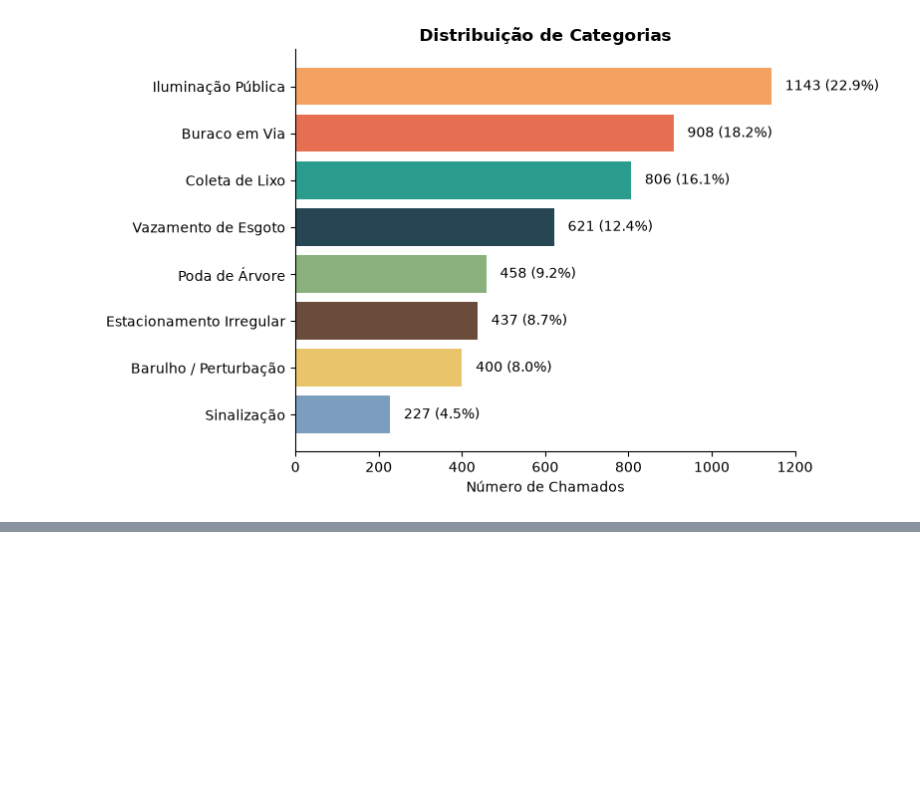
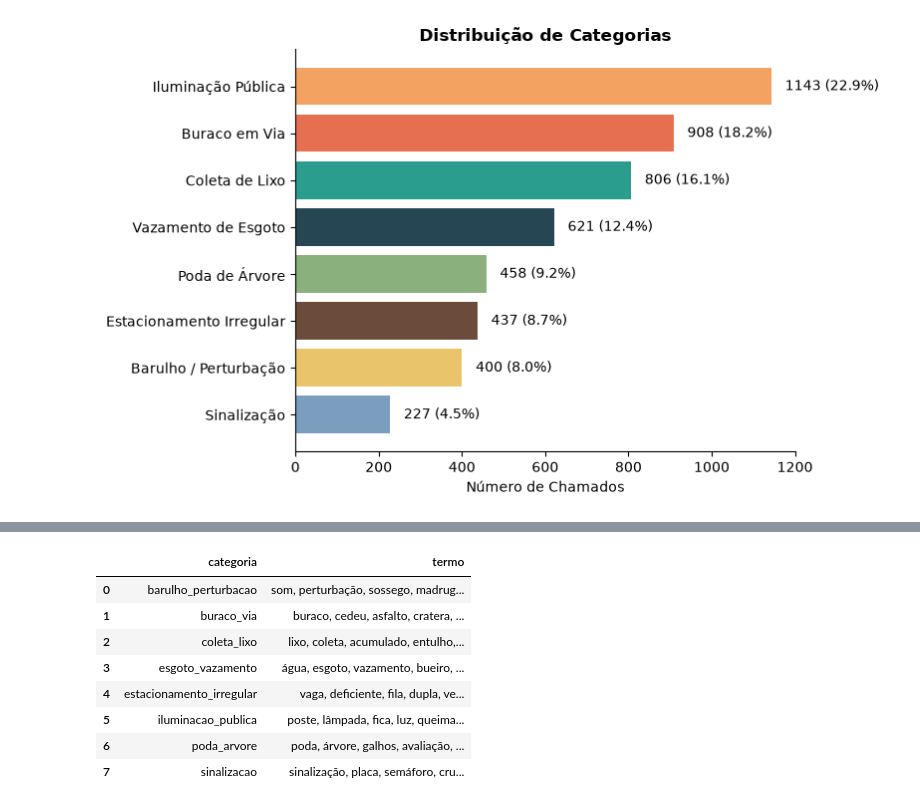
Before and after one commit to Mitysuo/desafio-cientista-dados-junior-ia-pref, a Jupyter notebook: notebooks/01_analise_exploratoria.ipynb, the cells around one changed output, grey strips where cells are left out. Drawn from its saved outputs; the diff is of its cells as text; code cells hidden in the pictures; blank space fills up the shorter version.

```diff
--- a/notebooks/01_analise_exploratoria.ipynb
+++ b/notebooks/01_analise_exploratoria.ipynb
@@ -135,0 +169,10 @@ plt.show()
+# %%
+stopwords_pt = [
+    'a', 'o', 'as', 'os', 'um', 'uma', 'uns', 'umas',
+    'de', 'do', 'da', 'dos', 'das',
+    'em', 'no', 'na', 'nos', 'nas',
+    'para', 'por', 'com', 'sem',
+    'que', 'e', 'ou', 'ao', 'à',
+    'rua', 'avenida', 'av', 'local', 'já',
+    'não'
+]
@@ -135,0 +190,26 @@ plt.show()
+# %%
+categorias = sorted(df['categoria_real'].unique())
+
+resultados = []
+
+for categoria in categorias:
+    idx_categoria = (df['categoria_real'] == categoria).to_numpy()
+    idx_fora = ~idx_categoria
+
+    tfidf_mean_categoria = X[idx_categoria].mean(axis=0).A1
+    tfidf_mean_fora = X[idx_fora].mean(axis=0).A1
+
+    diferenca = tfidf_mean_categoria - tfidf_mean_fora
+
+    top_idx = diferenca.argsort()[::-1][:10]
+
+    for i in top_idx:
+        resultados.append({
+            'categoria': categoria,
+            'termo': terms[i],
+            'tfidf_mean_categoria': tfidf_mean_categoria[i],
+            'tfidf_mean_fora': tfidf_mean_fora[i],
+            'diferenca': diferenca[i],
+        })
+
+termos_distintivos = pd.DataFrame(resultados)
@@ -135,0 +251,19 @@ plt.show()
+# %%
+top_termos_por_categoria = (
+    termos_distintivos
+    .groupby('categoria')['termo']
+    .apply(lambda x: ', '.join(x))
+    .reset_index()
+)
+
+top_termos_por_categoria
+# %% [output]
+|  | categoria | termo |
+| 0 | barulho_perturbacao | som, perturbação, sossego, madrug... |
+| 1 | buraco_via | buraco, cedeu, asfalto, cratera, ... |
+| 2 | coleta_lixo | lixo, coleta, acumulado, entulho,... |
+| 3 | esgoto_vazamento | água, esgoto, vazamento, bueiro, ... |
+| 4 | estacionamento_irregular | vaga, deficiente, fila, dupla, ve... |
+| 5 | iluminacao_publica | poste, lâmpada, fica, luz, queima... |
+| 6 | poda_arvore | poda, árvore, galhos, avaliação, ... |
+| 7 | sinalizacao | sinalização, placa, semáforo, cru... |
```
Also changed, not shown: parts of 6 cells of this notebook.
